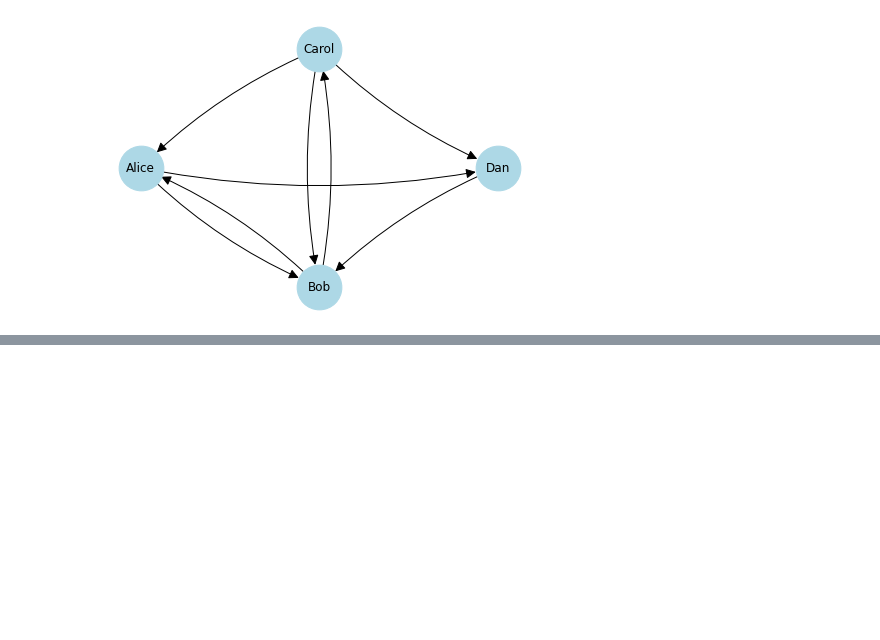
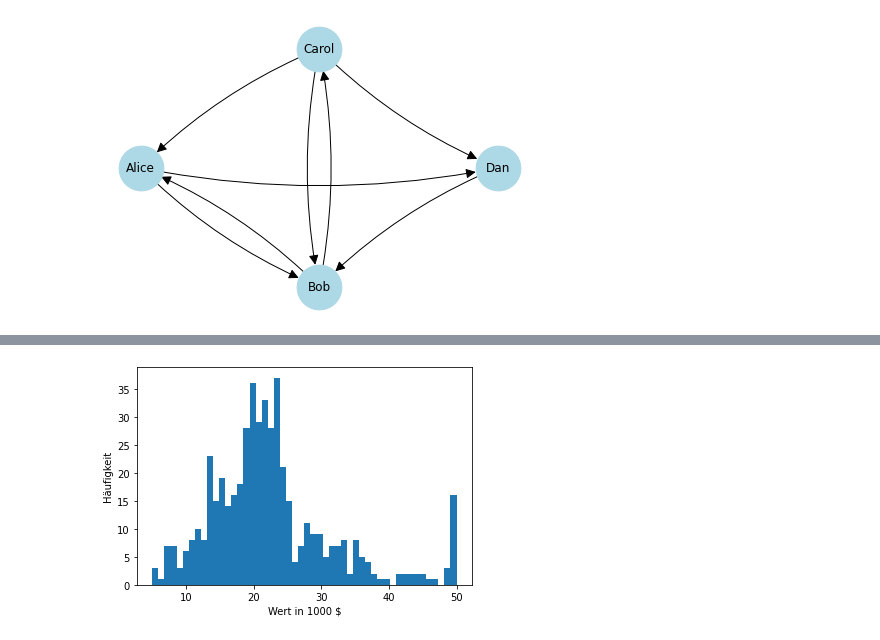
Before and after one commit to sherbold/data-science-crashkurs, a Jupyter notebook: content/chapters/kapitel_03.ipynb, the cells around one changed output, grey strips where cells are left out. Saved outputs shown, nothing was run; the diff lists cells and outputs as text; code cells hidden in the pictures; blank space fills up the shorter version.

```diff
--- a/content/chapters/kapitel_03.ipynb
+++ b/content/chapters/kapitel_03.ipynb
@@ -199,0 +302,11 @@ Diese Graph ist einfach zu lesen und gibt uns ein intuitives Verständnis der Be
+# %%
+from sklearn import datasets
+from textwrap import TextWrapper
+
+wrapper = TextWrapper(width=65, replace_whitespace=False, break_long_words=False)
+def wrap_print(string):
+    for line in string.split('\n'):
+        print('\n'.join(wrapper.wrap(line)))
+
+boston = datasets.fetch_openml(data_id=531)
+wrap_print(boston.DESCR)
@@ -199,0 +339,8 @@ Diese Graph ist einfach zu lesen und gibt uns ein intuitives Verständnis der Be
+# %%
+fig, ax = plt.subplots()
+ax.hist(boston.target, bins=50)
+ax.set_xlabel('Wert in 1000 $')
+ax.set_ylabel('Häufigkeit')
+plt.show()
+# %% [output]
+[figure, added]
```
Also changed, not shown: parts of 48 cells of this notebook.
